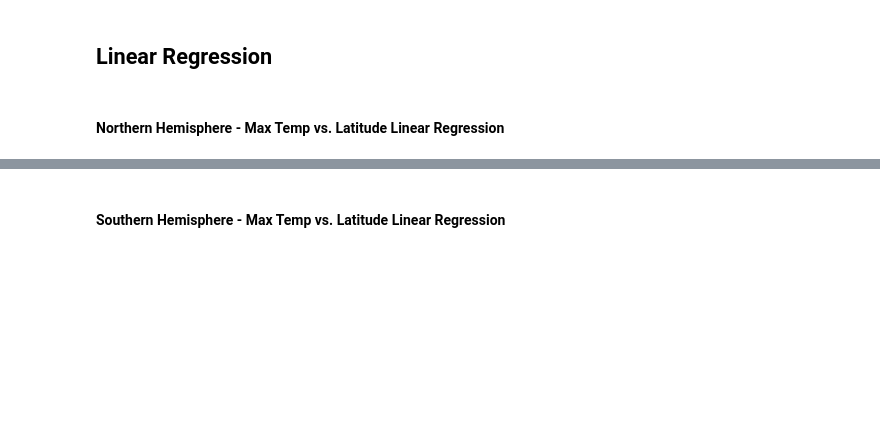
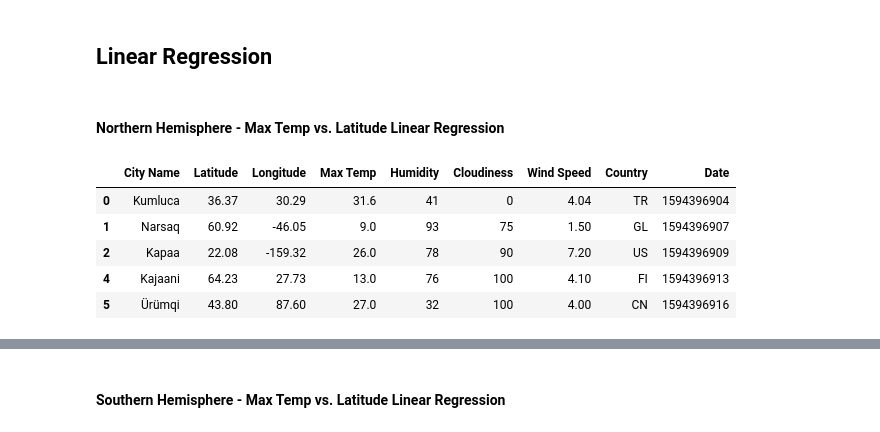
Before and after one commit to newbiecoder-123/python-api-challenge, a Jupyter notebook: WeatherPy/WeatherPy.ipynb, the cells around one changed output, grey strips where cells are left out. Saved outputs shown, nothing was run; the diff lists cells and outputs as text; code cells hidden in the pictures; blank space fills up the shorter version.

```diff
--- a/WeatherPy/WeatherPy.ipynb
+++ b/WeatherPy/WeatherPy.ipynb
@@ -217,3 +223,13 @@ Name: Humidity, dtype: int64
 # Create Northern and Southern Hemisphere DataFrames
 # %% [markdown]
 ####  Northern Hemisphere - Max Temp vs. Latitude Linear Regression
+# %%
+northern_hemisphere = city_data_df.loc[(city_data_df["Latitude"] >= 0), :]
+northern_hemisphere.head()
+# %% [output]
+|  | City Name | Latitude | Longitude | Max Temp | Humidity | Cloudiness | Wind Speed | Country | Date |
+| 0 | Kumluca | 36.37 | 30.29 | 31.6 | 41 | 0 | 4.04 | TR | 1594396904 |
+| 1 | Narsaq | 60.92 | -46.05 | 9.0 | 93 | 75 | 1.50 | GL | 1594396907 |
+| 2 | Kapaa | 22.08 | -159.32 | 26.0 | 78 | 90 | 7.20 | US | 1594396909 |
+| 4 | Kajaani | 64.23 | 27.73 | 13.0 | 76 | 100 | 4.10 | FI | 1594396913 |
+| 5 | Ürümqi | 43.80 | 87.60 | 27.0 | 32 | 100 | 4.00 | CN | 1594396916 |
```
Also changed, not shown: parts of 25 cells of this notebook, 13 other files.
